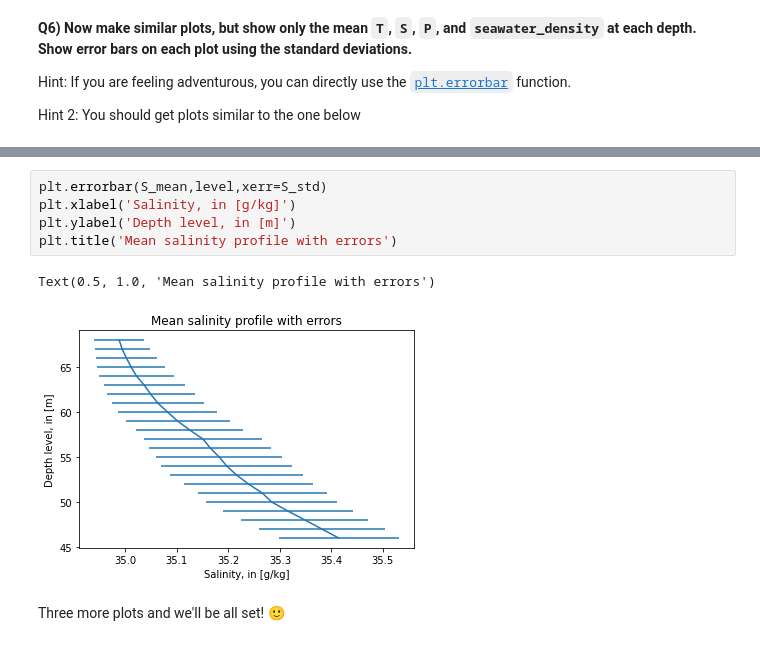
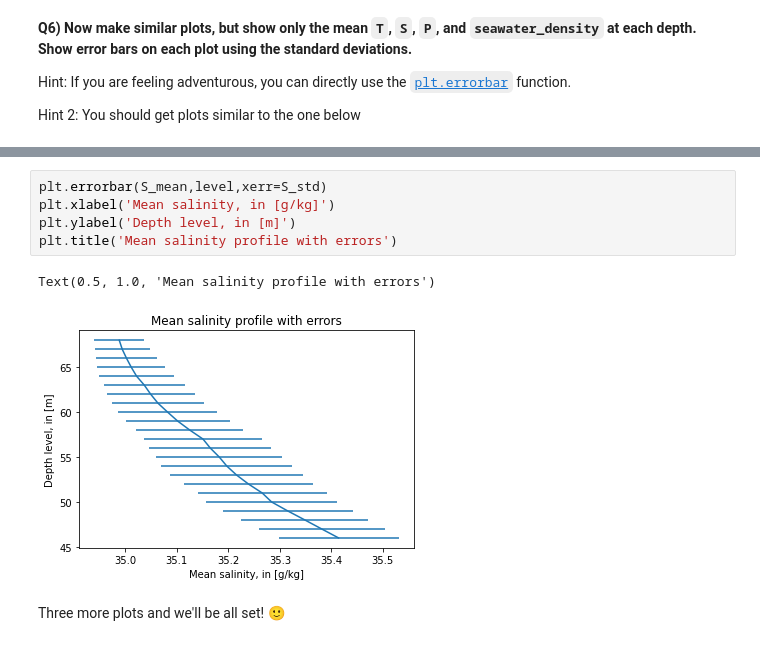
Before and after one commit to fredlardet/2022_Intro_Python, a Jupyter notebook: Exercises/W2_S1.ipynb, the cells around one changed output, grey strips where cells are left out. Drawn from its saved outputs; the diff is of its cells as text.

```diff
--- a/Exercises/W2_S1.ipynb
+++ b/Exercises/W2_S1.ipynb
@@ -293,11 +286,11 @@ Hint 2: You should get plots similar to the one below
 ![Salinity_mean.png](embedded-picture-1)
 # %%
 plt.errorbar(S_mean,level,xerr=S_std)
-plt.xlabel('Salinity, in [g/kg]')
+plt.xlabel('Mean salinity, in [g/kg]')
 plt.ylabel('Depth level, in [m]')
 plt.title('Mean salinity profile with errors')
 # %% [output]
 Text(0.5, 1.0, 'Mean salinity profile with errors')
-[figure, old version]
+[figure, new version]
 # %% [markdown]
 Three more plots and we'll be all set! 🙂
```
Also changed, not shown: parts of 11 cells of this notebook.
